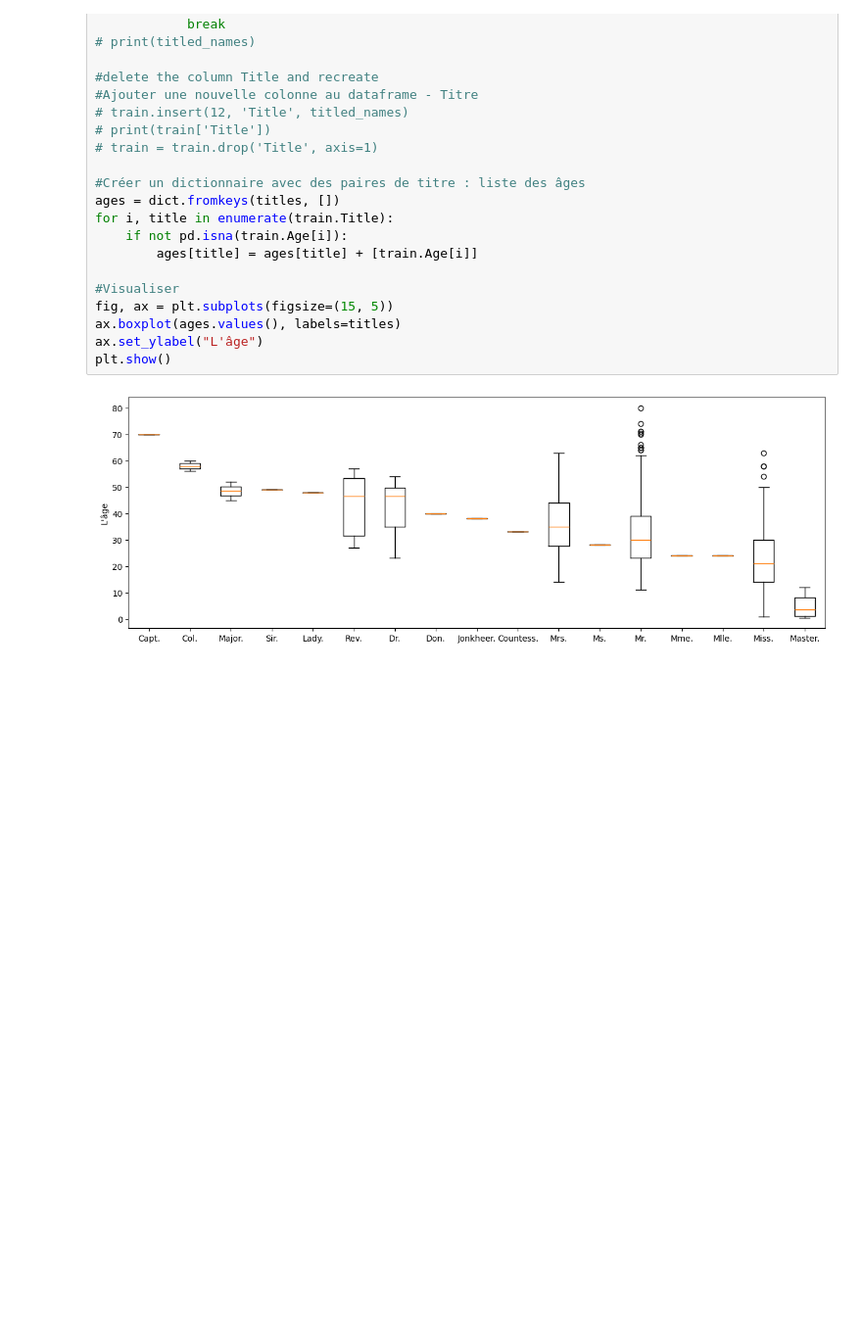
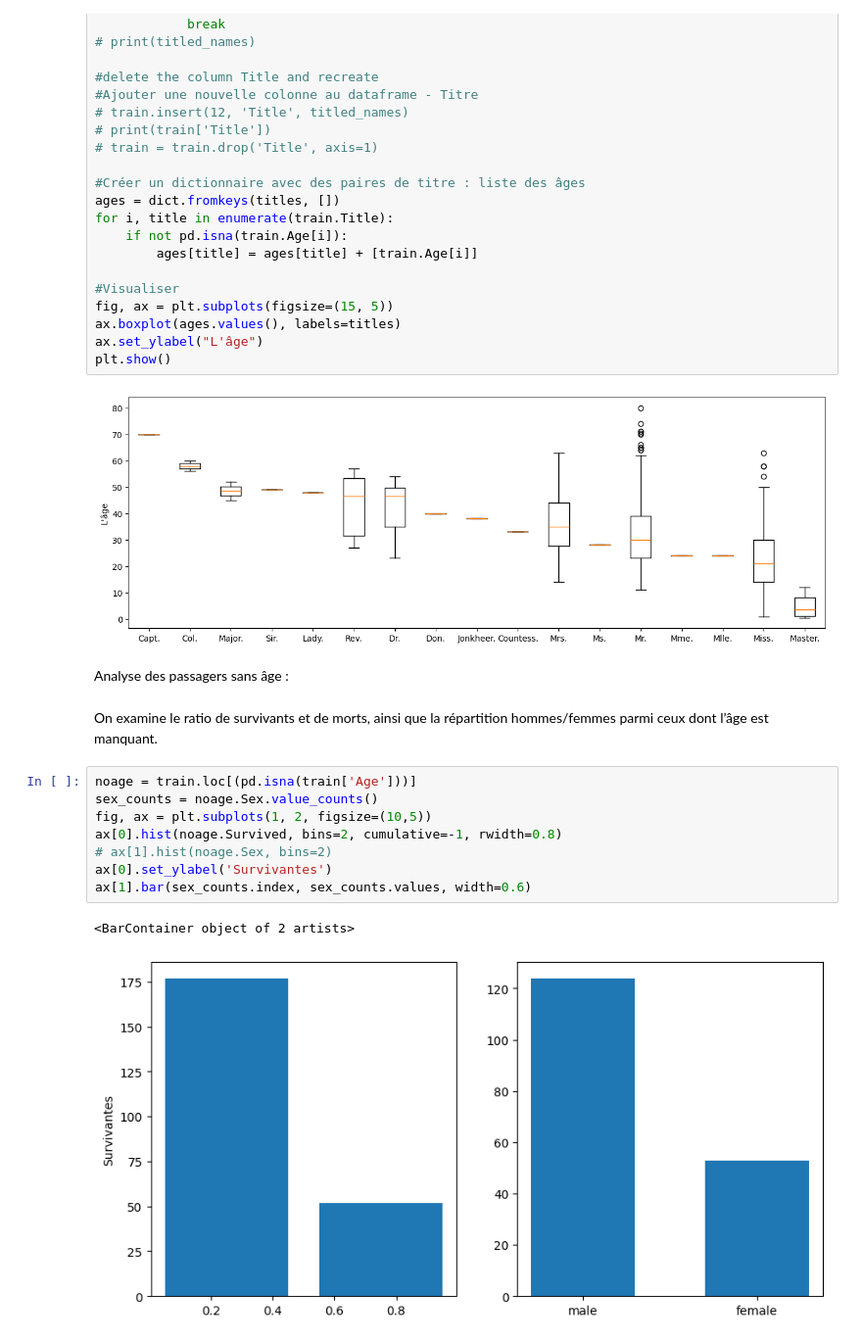
Before and after one commit to kirillsst/Titanic-Model-Kaggle-, a Jupyter notebook: titanic_notebook.ipynb, the cells around one changed output. Shown: that part at 98% size. Drawn from its saved outputs; the diff is of its cells as text; blank space fills up the shorter version.

Commit message:
4 new graphics

```diff
--- a/titanic_notebook.ipynb
+++ b/titanic_notebook.ipynb
@@ -198,3 +198,18 @@ ax.set_ylabel("L'âge")
 plt.show()
 # %% [output]
 [figure]
+# %% [markdown]
+Analyse des passagers sans âge :
+# %% [markdown]
+On examine le ratio de survivants et de morts, ainsi que la répartition hommes/femmes parmi ceux dont l’âge est manquant.
+# %%
+noage = train.loc[(pd.isna(train['Age']))]
+sex_counts = noage.Sex.value_counts()
+fig, ax = plt.subplots(1, 2, figsize=(10,5))
+ax[0].hist(noage.Survived, bins=2, cumulative=-1, rwidth=0.8)
+# ax[1].hist(noage.Sex, bins=2)
+ax[0].set_ylabel('Survivantes')
+ax[1].bar(sex_counts.index, sex_counts.values, width=0.6)
+# %% [output]
+<BarContainer object of 2 artists>
+[figure, added]
```
